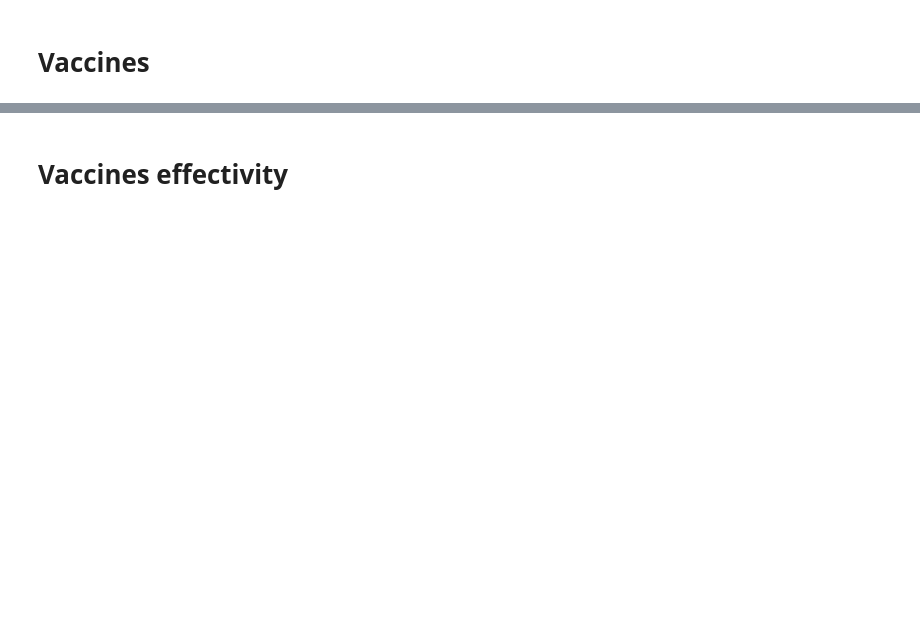
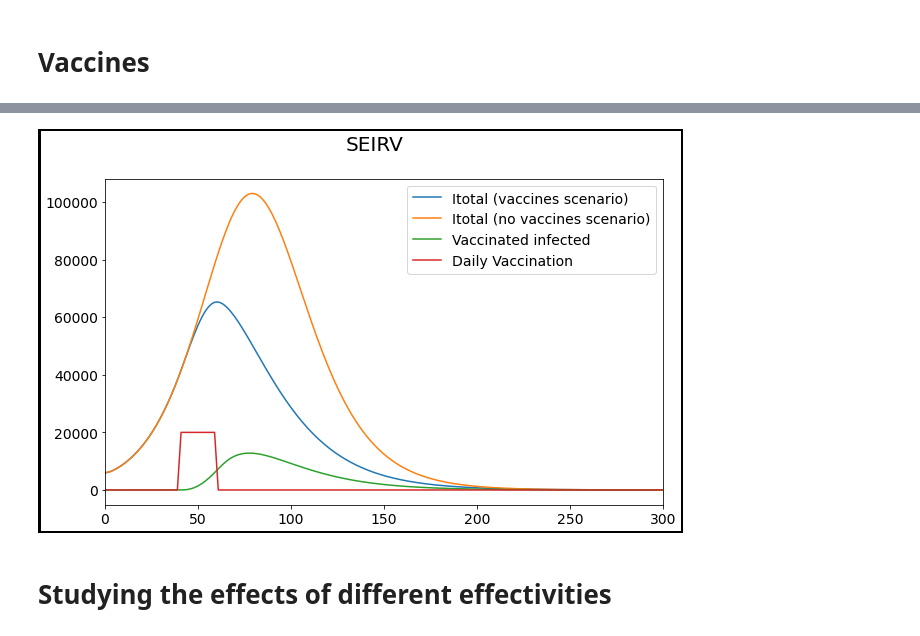
Before and after one commit to DLab/covid19geomodeller, a Jupyter notebook: Examples/SEIRHVD.ipynb, the cells around one changed output, grey strips where cells are left out. Drawn from its saved outputs; the diff is of its cells as text; code cells hidden in the pictures; blank space fills up the shorter version.

```diff
--- a/Examples/SEIRHVD.ipynb
+++ b/Examples/SEIRHVD.ipynb
@@ -122,19 +148,30 @@ config = 'cfg/SEIRHVD_SEIR.toml'
 model_vac = SEIRHVD(config = config,vac_d=vac_d,v = 1.0)
 # Simulate (solve ODE)
 model_vac.solve()
+# %%
+# Simulation without vaccination campaing
+# Input configuration file
+config = 'cfg/SEIRHVD_SEIR.toml'
+# Build simulation object
+model = SEIRHVD(config = config)
+model.solve()
 # %%
-# Plot matplotlib
+fig, axs = plt.subplots(figsize=(10,6),linewidth=5,edgecolor='black',facecolor="white")
+axs.xaxis.set_tick_params(labelsize=14)
+axs.yaxis.set_tick_params(labelsize=14)
 
-plt.plot(model_vac.t,model_vac.I,label='Itotal (vaccines scenario)')
-plt.plot(model.t,model.I,label='Itotal (no vaccines scenario)')
-plt.plot(model_vac.t,model_vac.Iv,label='Vaccinated infected')
-plt.plot(np.arange(model_vac.tsim),[vac_d(i) for i in np.arange(model_vac.tsim)],label='Daily Vaccination')
-plt.xlim(0,300)
-plt.legend(loc=0)
-plt.title('SEIRV')
+axs.plot(model_vac.t,model_vac.I,label='Itotal (vaccines scenario)')
+axs.plot(model.t,model.I,label='Itotal (no vaccines scenario)')
+axs.plot(model_vac.t,model_vac.Iv,label='Vaccinated infected')
+axs.plot(np.arange(model_vac.tsim),[vac_d(i) for i in np.arange(model_vac.tsim)],label='Daily Vaccination')
+axs.set_xlim(0,300)
+axs.legend(loc=0,fontsize=14)
+fig.suptitle('SEIRV',fontsize=20)
 plt.show()
+# %% [output]
+[figure, added]
-# %% [markdown]
-# Vaccines effectivity
+# %% [markdown]
+# Studying the effects of different effectivities
 # %%
 vac_eff = list(np.arange(0,1.1,0.1))
 model_vac2 = [SEIRHVD(config = config,vac_d=vac_d,vac_eff = i) for i in vac_eff]
```
Also changed, not shown: parts of 53 cells of this notebook.
